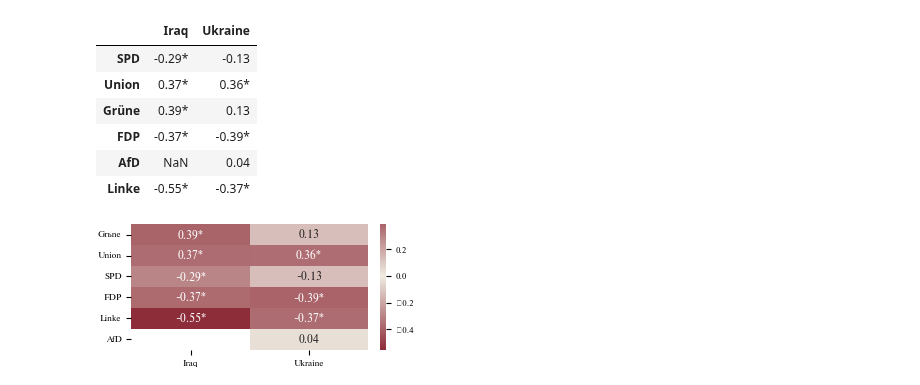
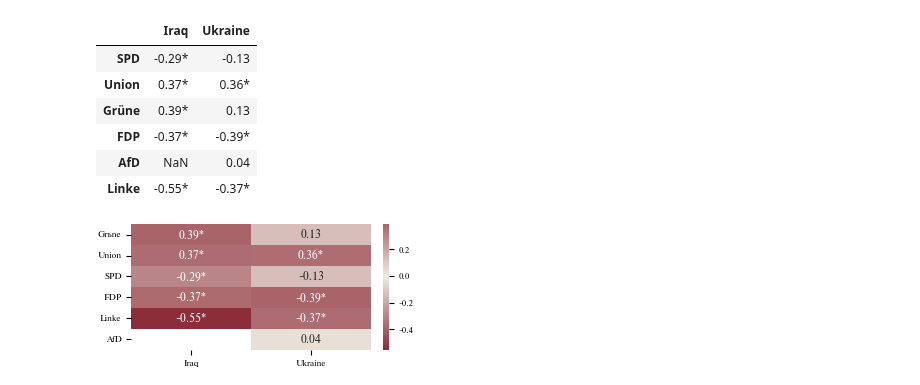
Before and after one commit to schokoblume/Data-Literacy, a Jupyter notebook: Analysis/CorrelationPermutationTest.ipynb, the cells around one changed output. Cells and saved outputs as stored; diff of their text form; code cells hidden in the pictures.

```diff
--- a/Analysis/CorrelationPermutationTest.ipynb
+++ b/Analysis/CorrelationPermutationTest.ipynb
@@ -10,7 +10,7 @@ import datetime
 import numpy as np
 import math
 
-read_path =  r'C:\Users\Julia\Documents\Uni\Master\1\Data-Literacy\Data-Literacy\Data\joined_survey_article_standardized_median.csv'
+read_path =  r'C:\Users\XeniaRieger\OneDrive - bwedu\Dokumente\Studium Master\1. Semester\Data Literacy\Data-Literacy\Data\joined_survey_article_standardized_median.csv'
 df = pd.read_csv(read_path, delimiter=';', header=0)
 df["date"] = pd.to_datetime(df["date"], format="%d.%m.%Y")
 df["SPD"] = pd.to_numeric(df["SPD"], errors='coerce')
@@ -154,26 +154,25 @@ res_significant
 # %%
 # heatmap with correlation values
 import pandas as pd
 import matplotlib.pyplot as plt
 import seaborn as sns
 from matplotlib.colors import to_rgba
 from matplotlib.colors import LinearSegmentedColormap
 
 from tueplots import bundles
 from tueplots.constants.color.palettes import rgb
 
 plt.rcParams.update(bundles.icml2022(column='half', nrows=1.5, ncols=2, usetex=False))
+plt.rc('axes', unicode_minus=False)
 
 df_res_sorted = df_res.sort_values(by = 'Iraq', ascending=False)
 labels = res_significant.sort_values(by='Iraq', key=lambda col: col.str[0:-1].astype(float), ascending=False).values
 
 cmap = LinearSegmentedColormap.from_list('', [rgb.tue_red, rgb.tue_lightgold, rgb.tue_red])
 axis_labels = df_res_sorted.index.values
 
-
-sns.heatmap(df_res_sorted, yticklabels=axis_labels, cmap = cmap, annot=labels, fmt="" ,center=0)
-
+sns.heatmap(df_res_sorted, yticklabels=axis_labels, cmap = cmap, fmt = "", annot=labels ,center=0)
 plt.savefig('Correlation' + '.pdf', format='pdf')
 plt.show()
 # %% [output]
-[figure, old version]
+[figure, new version]
```
Also changed, not shown: parts of 1 cell of this notebook, 1 other file.
